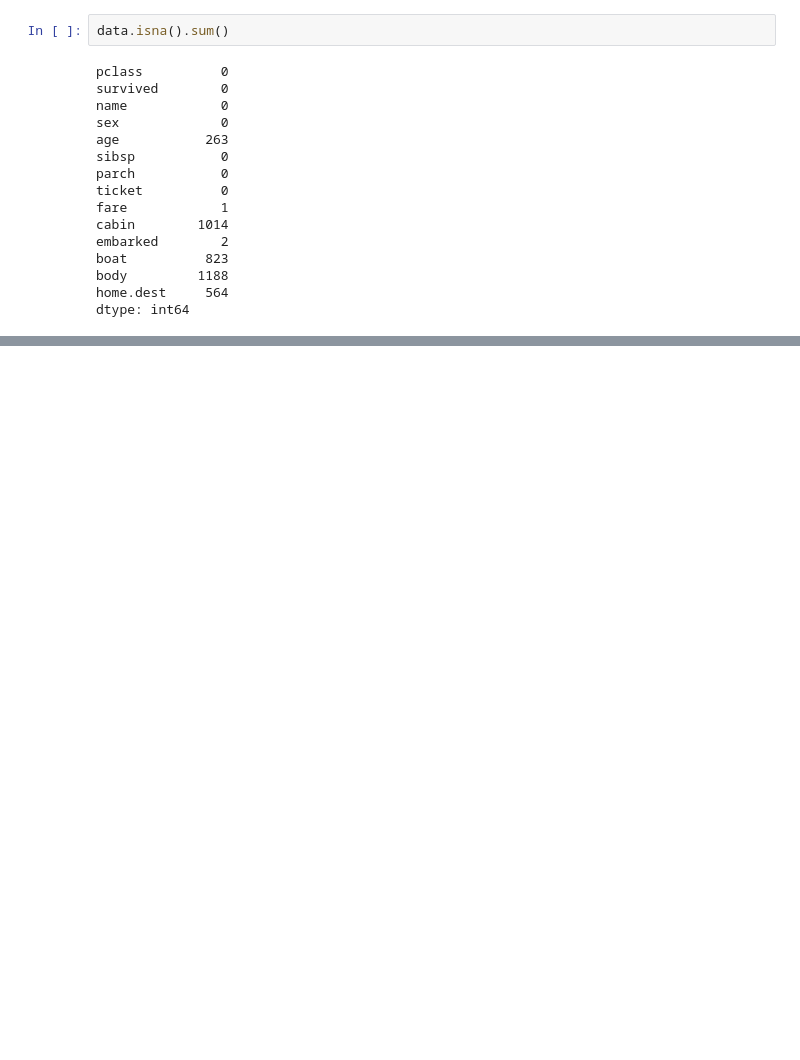
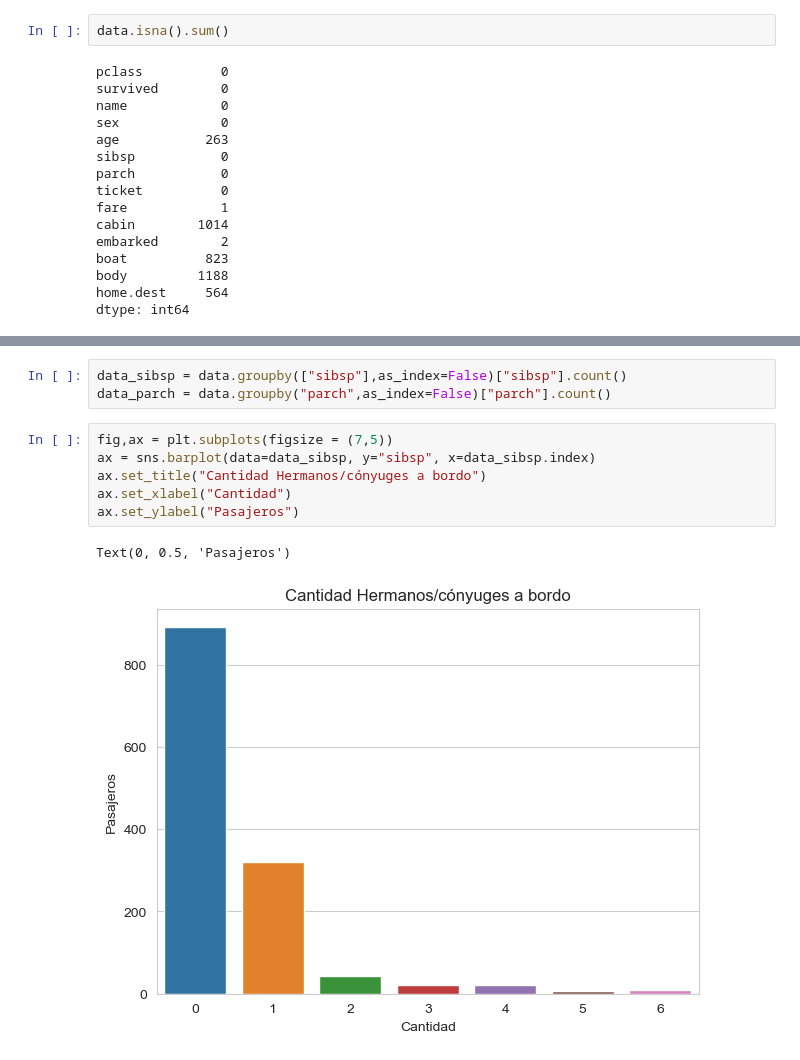
Before and after one commit to FranFer03/data_science, a Jupyter notebook: Titanic/Titanic.ipynb, the cells around one changed output, grey strips where cells are left out. Drawn from its saved outputs; the diff is of its cells as text; blank space fills up the shorter version.

```diff
--- a/Titanic/Titanic.ipynb
+++ b/Titanic/Titanic.ipynb
@@ -53,0 +181,12 @@ dtype: int64
+# %%
+data_sibsp = data.groupby(["sibsp"],as_index=False)["sibsp"].count()
+data_parch = data.groupby("parch",as_index=False)["parch"].count()
+# %%
+fig,ax = plt.subplots(figsize = (7,5))
+ax = sns.barplot(data=data_sibsp, y="sibsp", x=data_sibsp.index)
+ax.set_title("Cantidad Hermanos/cónyuges a bordo")
+ax.set_xlabel("Cantidad")
+ax.set_ylabel("Pasajeros")
+# %% [output]
+Text(0, 0.5, 'Pasajeros')
+[figure, added]
```
Also changed, not shown: parts of 33 cells of this notebook.
